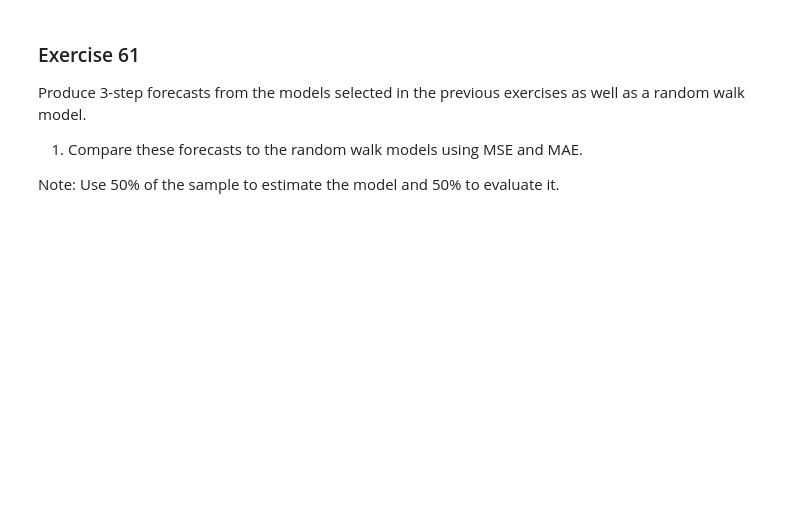
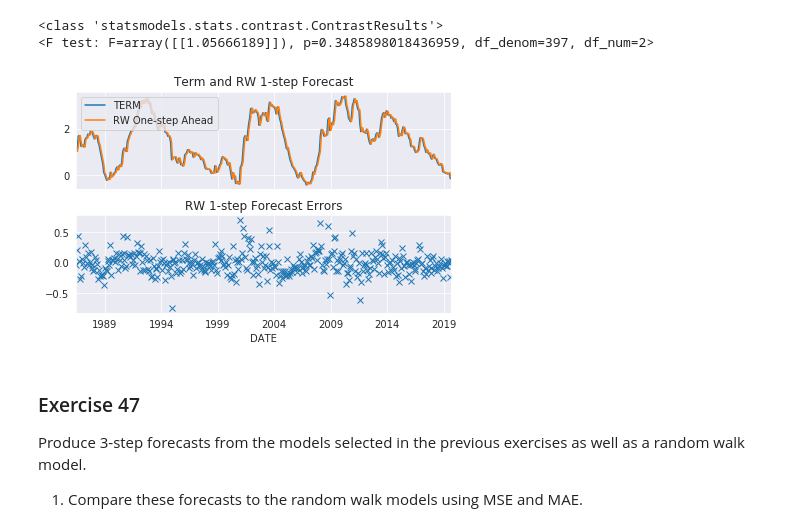
Before and after one commit to bashtage/python-introduction, a Jupyter notebook: solutions/autumn/arma-forecasting.ipynb, the cells around one changed output. Saved outputs shown, nothing was run; the diff lists cells and outputs as text; code cells hidden in the pictures; blank space fills up the shorter version.

```diff
--- a/solutions/autumn/arma-forecasting.ipynb
+++ b/solutions/autumn/arma-forecasting.ipynb
@@ -13,0 +56,19 @@ Produce 1-step forecasts from your preferred model in the previous exercise, as
+# %%
+%matplotlib inline
+import matplotlib.pyplot as plt
+import seaborn as sns
+sns.set_style("darkgrid")
+plt.rc("figure", figsize=(12,8))
+
+both = pd.concat([term, fcast],1)
+both.columns = ['TERM', "One-step Ahead"]
+both_oos = both.iloc[half:]
+fig, axes = plt.subplots(2,1)
+both_oos.plot.line(ax=axes[0])
+axes[0].set_xticklabels([])
+axes[0].set_xlabel("")
+axes[0].set_title("Term and ARMA(1,1) 1-step Forecast")
+errors = both.TERM - both["One-step Ahead"]
+errors.plot.line(ax=axes[1], linestyle="none", marker="x")
+axes[1].set_title("ARMA(1,1) 1-step Forecast Errors")
+fig.tight_layout(pad=1.0)
@@ -13,0 +112,10 @@ Produce 1-step forecasts from your preferred model in the previous exercise, as
+# %%
+rw_forecast = term.shift(1)
+both = pd.concat([term, rw_forecast],1)
+rw_error = term - rw_forecast
+rw_oos_error = rw_error.iloc[half:]
+rw_forecast = sm.add_constant(rw_forecast)
+rw_forecast = rw_forecast.iloc[half:]
+rw_forecast.columns = ["Const", "One-step RW Forecast"]
+res = sm.OLS(rw_oos_error, rw_forecast).fit()
+res.summary()
@@ -14,8 +142,26 @@ Produce 1-step forecasts from your preferred model in the previous exercise, as
+# %%
+res.wald_test(r_matrix)
+# %% [output]
+<class 'statsmodels.stats.contrast.ContrastResults'>
+<F test: F=array([[1.05666189]]), p=0.3485898018436959, df_denom=397, df_num=2>
+# %%
+both.columns = ['TERM', "RW One-step Ahead"]
+both_oos = both.iloc[half:]
+fig, axes = plt.subplots(2,1)
+both_oos.plot.line(ax=axes[0])
+axes[0].set_xticklabels([])
+axes[0].set_xlabel("")
+axes[0].set_title("Term and RW 1-step Forecast")
+
+errors = rw_oos_error
+errors.plot.line(ax=axes[1], linestyle="none", marker="x")
+axes[1].set_title("RW 1-step Forecast Errors")
+fig.tight_layout(pad=1.0)
+# %% [output]
+[figure, added]
 # %% [markdown]
-### Exercise 61
+### Exercise 47
 
 Produce 3-step forecasts from the models selected in the previous exercises as well as a random walk model.
 
 1. Compare these forecasts to the random walk models using MSE and MAE.
-
-Note: Use 50% of the sample to estimate the model and 50% to evaluate it.
```
Also changed, not shown: parts of 15 cells of this notebook, 46 other files.
